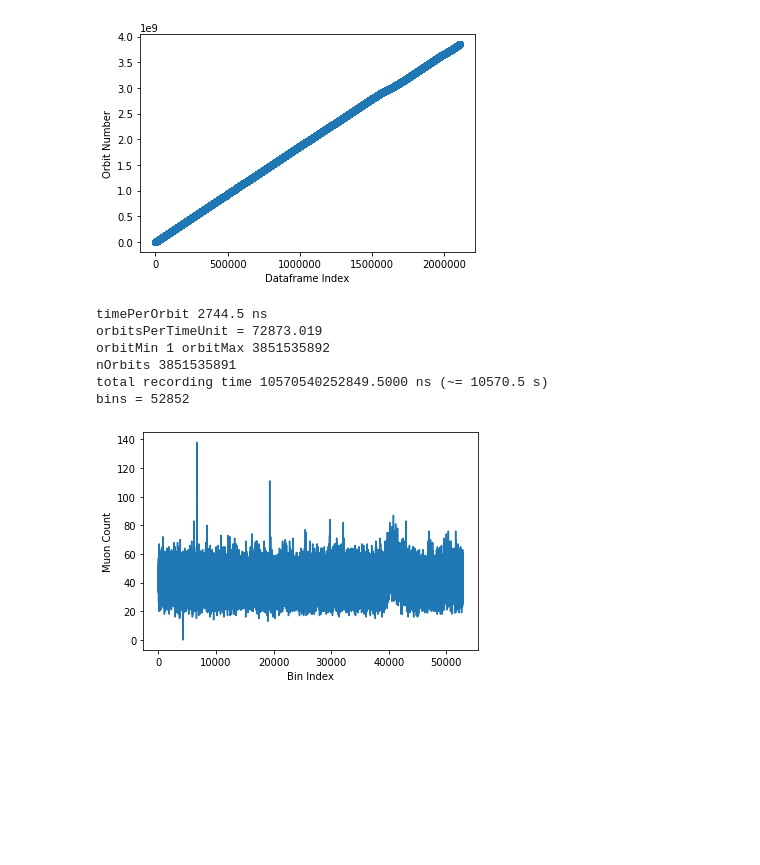
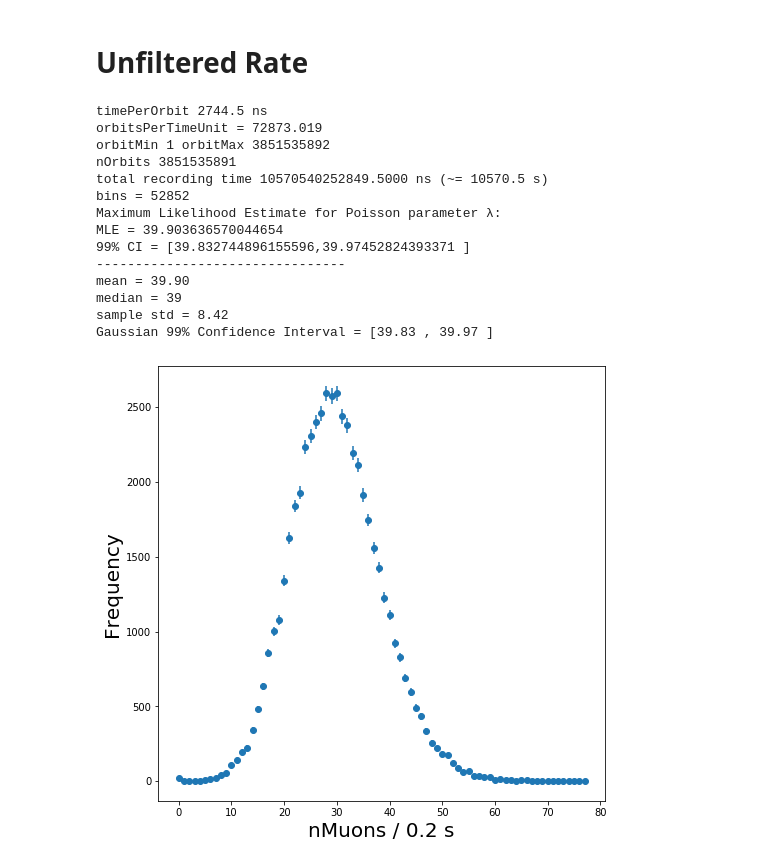
Before and after one commit to GeorgeAlex22/scout, a Jupyter notebook: Rates.ipynb, the cells around one changed output. Cells and saved outputs as stored; diff of their text form; code cells hidden in the pictures; blank space fills up the shorter version.

```diff
--- a/Rates.ipynb
+++ b/Rates.ipynb
@@ -1,53 +1 @@
-# %%
-import numpy as np
-import pandas as pd
-import matplotlib.pyplot as plt
-import seaborn as sns
-import os
-import subprocess
-import bz2
-%matplotlib inline
-
-merged = pd.read_csv("./merged.txt" )
-
-df = merged['orbit']
-# %%
-plt.scatter([i for i in range(len(df))],df)
-plt.xlabel('Dataframe Index')
-plt.ylabel('Orbit Number')
-plt.show()
-# %% [output]
-[figure, removed]
-# %%
-# for each orbit, we dump in the CSV 110 BX's (= bxMax - bxMin) that 'sit' in the LHC abort gap (end of the train)
-# that is, each orbit in the CSV corresponds to 110*24.95 ns of active recorded time, due to our selection made
-# (we dump in CSV only a part of each orbit during the LHC abort gap)
-timePerOrbit = 110*24.95
-print('timePerOrbit %2.1f ns '%timePerOrbit)
-
-timeUnit = 0.2*1e9 # desired time unit in seconds
-orbitsPerTimeUnit = timeUnit/timePerOrbit
-print('orbitsPerTimeUnit = %2.3f'%orbitsPerTimeUnit)
-
-
-
-
-
-orbitMin  = df[:1].values[0]
-orbitMax  = df[-1:].values[0]
-rectime   = (orbitMax-orbitMin)*timePerOrbit # in ns
-print('orbitMin %d orbitMax %d'%(orbitMin, orbitMax))
-print('nOrbits %d '%(orbitMax - orbitMin))
-print('total recording time %2.4f ns (~= %2.1f s)' %(rectime, rectime*1.e-9))
-
-bins=int((orbitMax-orbitMin)/orbitsPerTimeUnit)
-print("bins = %d" %bins)
-timePerBin = rectime/bins
-# %% [output]
-timePerOrbit 2744.5 ns
-orbitsPerTimeUnit = 72873.019
-orbitMin 1 orbitMax 3851535892
-nOrbits 3851535891
-total recording time 10570540252849.5000 ns (~= 10570.5 s)
-bins = 52852
 # %%
@@ -68 +88,21 @@ for orbit in df:
+# %% [markdown]
+# Unfiltered Rate
+# %%
+muons, TU = rate(merged, TU = 0.2)
+# %% [output]
+timePerOrbit 2744.5 ns
+orbitsPerTimeUnit = 72873.019
+orbitMin 1 orbitMax 3851535892
+nOrbits 3851535891
+total recording time 10570540252849.5000 ns (~= 10570.5 s)
+bins = 52852
+Maximum Likelihood Estimate for Poisson parameter λ:
+MLE = 39.903636570044654
+99% CI = [39.832744896155596,39.97452824393371 ]
+--------------------------------
+mean = 39.90
+median = 39
+sample std = 8.42
+Gaussian 99% Confidence Interval = [39.83 , 39.97 ]
+[figure, added]
 # %%
@@ -70,7 +109,0 @@ np.savetxt('muons.txt', muons, fmt =' %d ') # so that someone else can intstant
-# %%
-plt.plot([i for i in range(len(muons))], muons)
-plt.xlabel('Bin Index')
-plt.ylabel('Muon Count')
-plt.show()
-# %% [output]
-[figure, removed]
```
Also changed, not shown: parts of 8 cells of this notebook, 1 other file.
